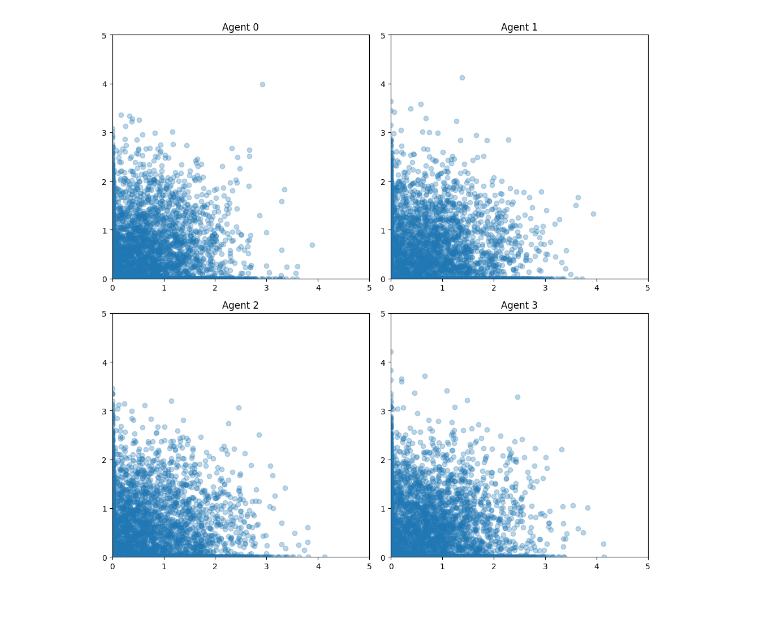
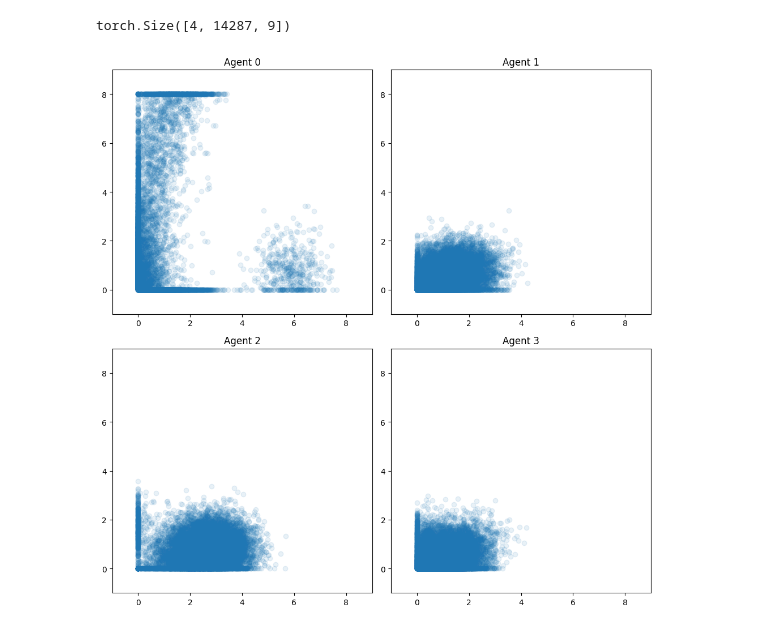
Before and after one commit to harrya32/HTI, a Jupyter notebook: DTR-Bench/visual.ipynb, the cells around one changed output. Saved outputs shown, nothing was run; the diff lists cells and outputs as text; code cells hidden in the pictures.

```diff
--- a/DTR-Bench/visual.ipynb
+++ b/DTR-Bench/visual.ipynb
@@ -6,3 +6,23 @@ import pandas as pd
 # %%
 #read in .pt
 agent_data = torch.load("reward_shaping_datasets/agent_state_action_dataset.pt")
+# %%
+import torch
+
+# example tensor of shape [2,1000,2]
+x = torch.randn(4,1000,2)
+
+# zero‑out some entries for demonstration
+x[0, [5, 10, 20]] = 0
+x[1, [0, 1, 2, 999]] = 0
+
+# build mask: True where NOT both entries == 0
+# torch.all(x==0, dim=2) is True when (0,0)
+mask = ~torch.all(x == 0, dim=2)       # shape [2,1000]
+
+# now filter per batch‑element
+# result is a Python list of two tensors of shape [Ni,2]
+filtered = [x[b, mask[b]] for b in range(x.shape[0])]
+
+for b, t in enumerate(filtered):
+    print(f"batch {b} kept {t.shape[0]} vectors (of 1000)")
@@ -8,0 +59,15 @@ agent_data = torch.load("reward_shaping_datasets/agent_state_action_dataset.pt")
+# %%
+# Only check columns 7:9 for zeros
+mask = ~torch.all(agent_data[0, :, 7:9] == 0, dim=1)
+#now filter
+filtered = [agent_data[b, mask] for b in range(agent_data.shape[0])]
+# %%
+#increase dimensions of filtered
+filtered = [torch.unsqueeze(filtered[b], 0) for b in range(len(filtered))]
+combined = torch.cat(filtered, dim=0)
+# %%
+combined = torch.cat([combined[:,:,-2:], combined[:,:,:-2]], dim=2)
+# %%
+combined.shape
+# %% [output]
+torch.Size([4, 14287, 9])
@@ -9,13 +76,13 @@ agent_data = torch.load("reward_shaping_datasets/agent_state_action_dataset.pt")
 # %%
 fig, axes = plt.subplots(2, 2, figsize=(10, 10))
 
 for i, ax in enumerate(axes.flat):
-    ax.scatter(agent_data[i, :, 7], agent_data[i, :, 8], alpha=0.3)
-    ax.set_xlim(0, 5)  # Set x-axis limits
-    ax.set_ylim(0, 5)  # Set y-axis limits
+    ax.scatter(combined[i, :, 0], combined[i, :, 1], alpha=0.1)
+    ax.set_xlim(-1, 9)  # Set x-axis limits
+    ax.set_ylim(-1, 9)  # Set y-axis limits
     ax.set_title(f"Agent {i}")
 
 plt.tight_layout()
 plt.show()
 # %% [output]
-[figure, old version]
+[figure, new version]
```
Also changed, not shown: parts of 11 cells of this notebook, 14 other files.
